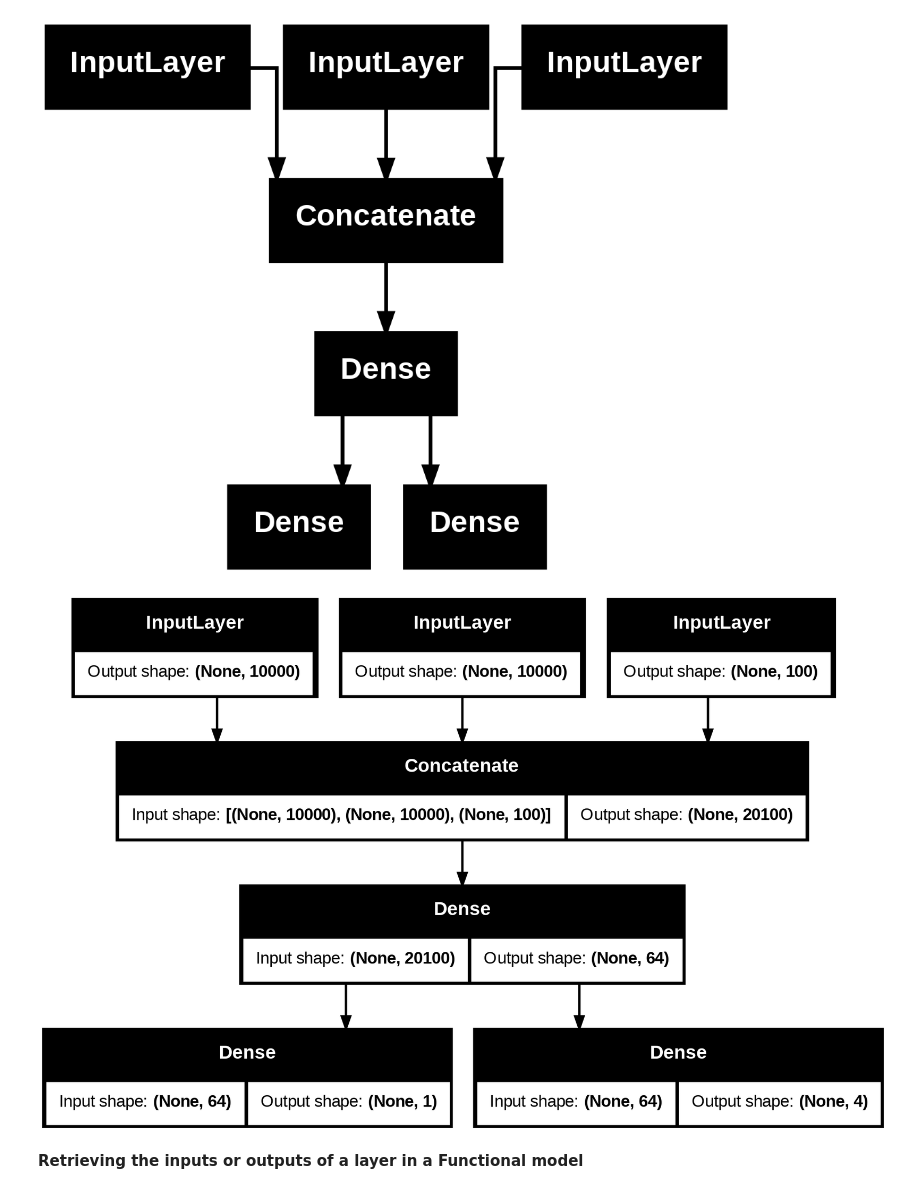
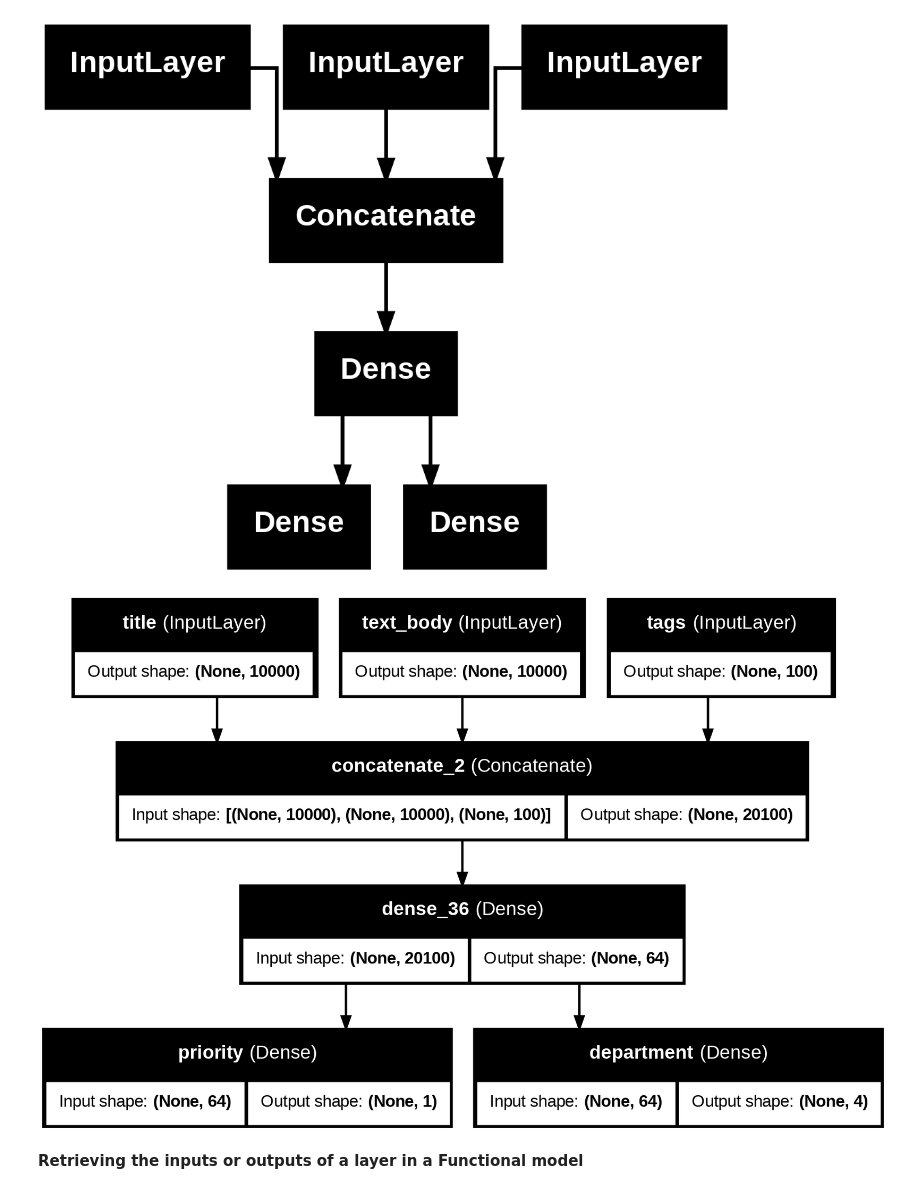
Before and after one commit to seohyun34/test, a Jupyter notebook: chapter07_working-with-keras.ipynb, the cells around one changed output. Cells and saved outputs as stored; diff of their text form; code cells hidden in the pictures.

```diff
--- a/chapter07_working-with-keras.ipynb
+++ b/chapter07_working-with-keras.ipynb
@@ -198,7 +184,7 @@ import numpy as np
 
 num_samples = 1280
 
-title_data = np.random.randint(0, 2, size=(num_samples, vocabulary_size))
+title_data = np.random.randint(0, 2, size=(num_samples, vocabulary_size)) #랜덤하게 생성됨
 text_body_data = np.random.randint(0, 2, size=(num_samples, vocabulary_size))
 tags_data = np.random.randint(0, 2, size=(num_samples, num_tags))
 
@@ -206,8 +192,8 @@ priority_data = np.random.random(size=(num_samples, 1))
 department_data = np.random.randint(0, 2, size=(num_samples, num_departments))
 
 model.compile(optimizer="rmsprop",
-              loss=["mean_squared_error", "categorical_crossentropy"],
-              metrics=[["mean_absolute_error"], ["accuracy"]])
+              loss=["mean_squared_error", "categorical_crossentropy"], #have to provide 2 losses - priority, department output을 위해. # 두번째는 범주형이라서 categorical_crossentropy 씀
+              metrics=[["mean_absolute_error", "mean_squared_error"], ["accuracy"]]) #mean_absolute_error: metric for first / accuracy: metric for second #"mean_squared_error" 수업시간에 이거 추가함
 model.fit([title_data, text_body_data, tags_data],
           [priority_data, department_data],
           epochs=1)
@@ -242,9 +232,9 @@ keras.utils.plot_model(model, "ticket_classifier.png")
 # %% [output]
 [figure]
 # %%
-keras.utils.plot_model(model, "ticket_classifier_with_shape_info.png", show_shapes=True)
+keras.utils.plot_model(model, "ticket_classifier_with_shape_info.png", show_shapes=True, show_layer_names=True)
 # %% [output]
-[figure, old version]
+[figure, new version]
 # %% [markdown]
 **Retrieving the inputs or outputs of a layer in a Functional model**
 # %%
```
Also changed, not shown: parts of 23 cells of this notebook.
